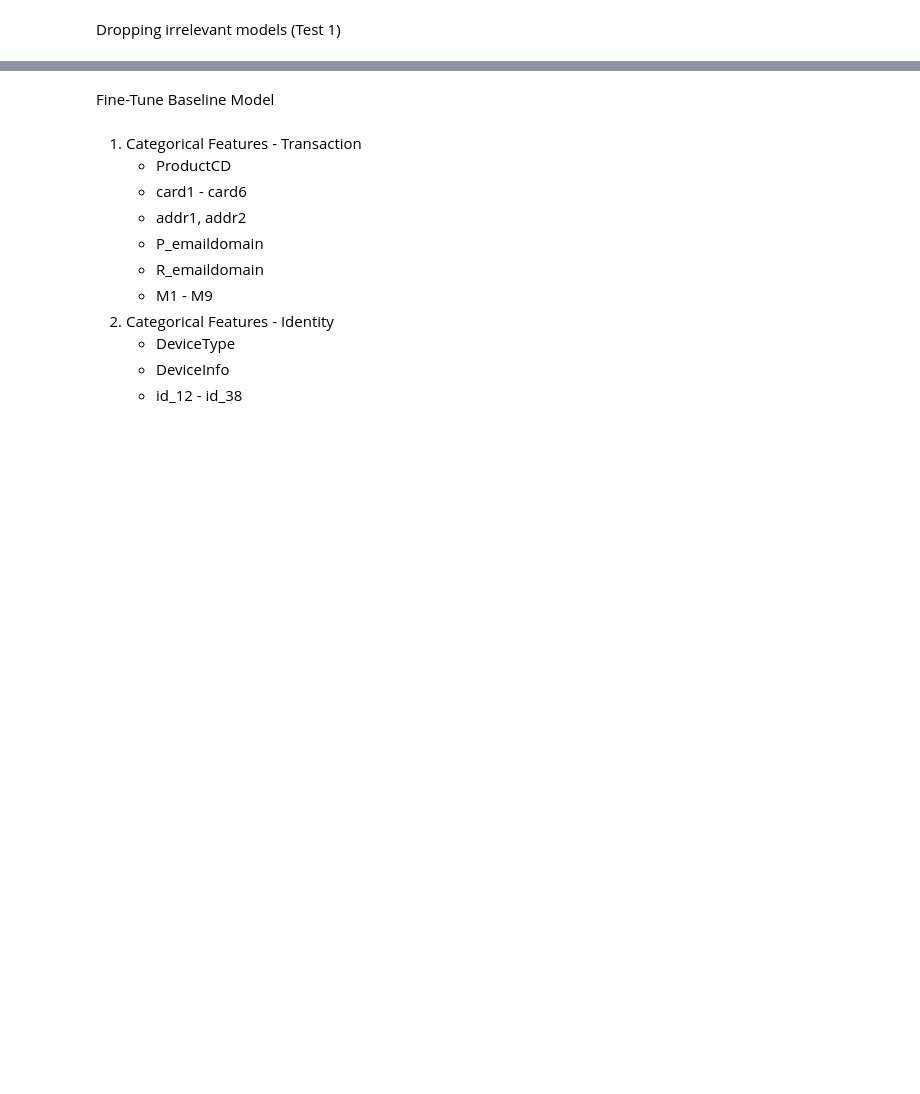
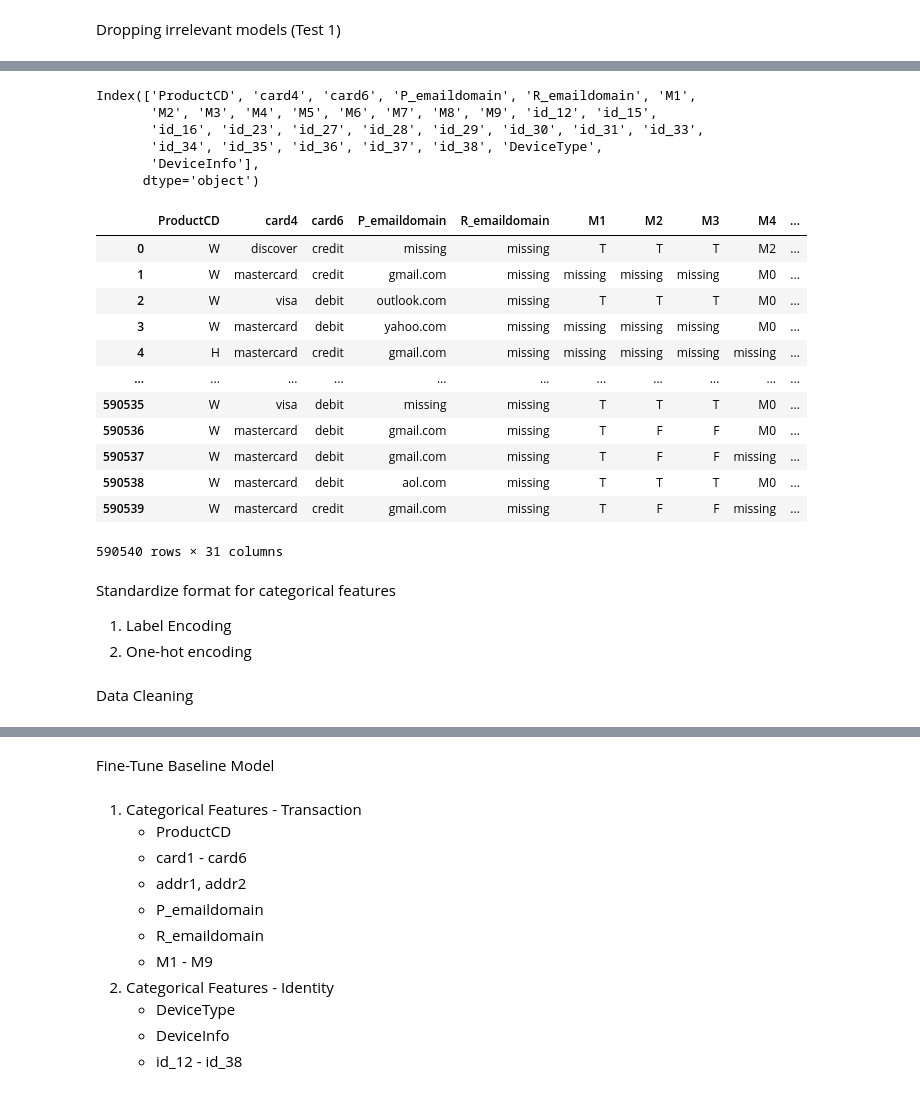
Before and after one commit to Henry-s-Final-Year-Project/Fraud-Detection-Analysis, a Jupyter notebook: Prototype/fraud_detection_model.ipynb, the cells around one changed output, grey strips where cells are left out. Cells and saved outputs as stored; diff of their text form; code cells hidden in the pictures; blank space fills up the shorter version.

Commit message:
encoding steps

```diff
--- a/Prototype/fraud_detection_model.ipynb
+++ b/Prototype/fraud_detection_model.ipynb
@@ -113,0 +112,7 @@ features_to_drop = sparse_features + low_variance_features
+# %%
+features_to_drop = list(set(sparse_features + low_variance_features))
+print(features_to_drop)
+print(type(features_to_drop))
+
+fined_train_data = train_data.drop(columns=features_to_drop)
+fined_train_data
@@ -113,0 +135,33 @@ features_to_drop = sparse_features + low_variance_features
+# %%
+fined_categorical_features = fined_train_data.select_dtypes(exclude=[np.number])
+print(fined_categorical_features.columns)
+# %% [output]
+Index(['ProductCD', 'card4', 'card6', 'P_emaildomain', 'R_emaildomain', 'M1',
+       'M2', 'M3', 'M4', 'M5', 'M6', 'M7', 'M8', 'M9', 'id_12', 'id_15',
+       'id_16', 'id_23', 'id_27', 'id_28', 'id_29', 'id_30', 'id_31', 'id_33',
+       'id_34', 'id_35', 'id_36', 'id_37', 'id_38', 'DeviceType',
+       'DeviceInfo'],
+      dtype='object')
+# %%
+fined_categorical_features.fillna("missing", inplace=True)
+fined_categorical_features
+# %% [output]
+|  | ProductCD | card4 | card6 | P_emaildomain | R_emaildomain | M1 | M2 | M3 | M4 | ... |
+| 0 | W | discover | credit | missing | missing | T | T | T | M2 | ... |
+| 1 | W | mastercard | credit | gmail.com | missing | missing | missing | missing | M0 | ... |
+| 2 | W | visa | debit | outlook.com | missing | T | T | T | M0 | ... |
+| 3 | W | mastercard | debit | yahoo.com | missing | missing | missing | missing | M0 | ... |
+| 4 | H | mastercard | credit | gmail.com | missing | missing | missing | missing | missing | ... |
+| ... | ... | ... | ... | ... | ... | ... | ... | ... | ... | ... |
+| 590535 | W | visa | debit | missing | missing | T | T | T | M0 | ... |
+| 590536 | W | mastercard | debit | gmail.com | missing | T | F | F | M0 | ... |
+| 590537 | W | mastercard | debit | gmail.com | missing | T | F | F | missing | ... |
+| 590538 | W | mastercard | debit | aol.com | missing | T | T | T | M0 | ... |
+| 590539 | W | mastercard | credit | gmail.com | missing | T | F | F | missing | ... |
+590540 rows × 31 columns
+# %% [markdown]
+Standardize format for categorical features
+1. Label Encoding
+2. One-hot encoding
+# %% [markdown]
+Data Cleaning
```
Also changed, not shown: parts of 15 cells of this notebook.
